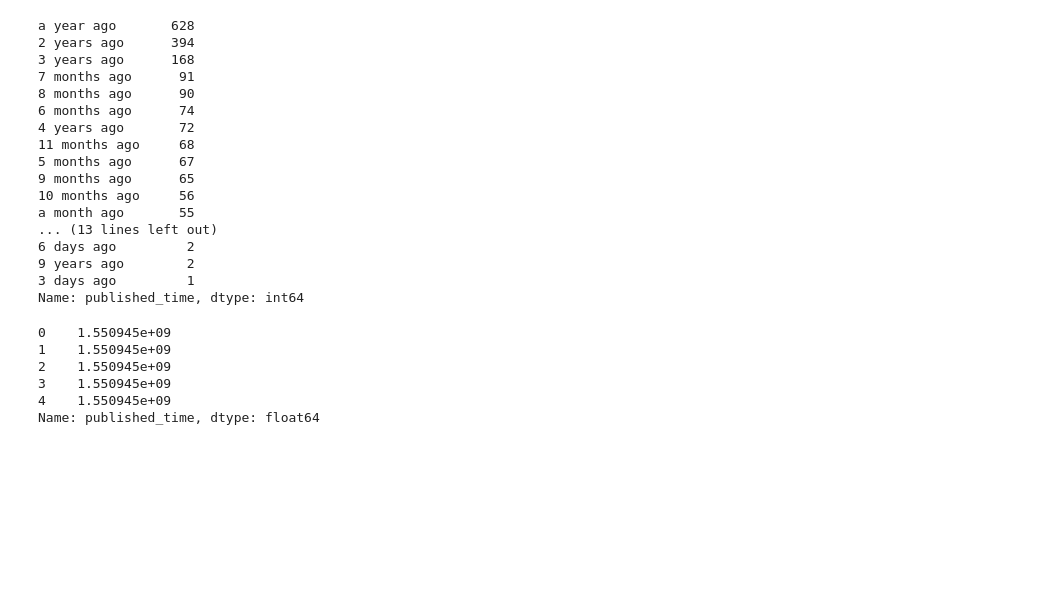
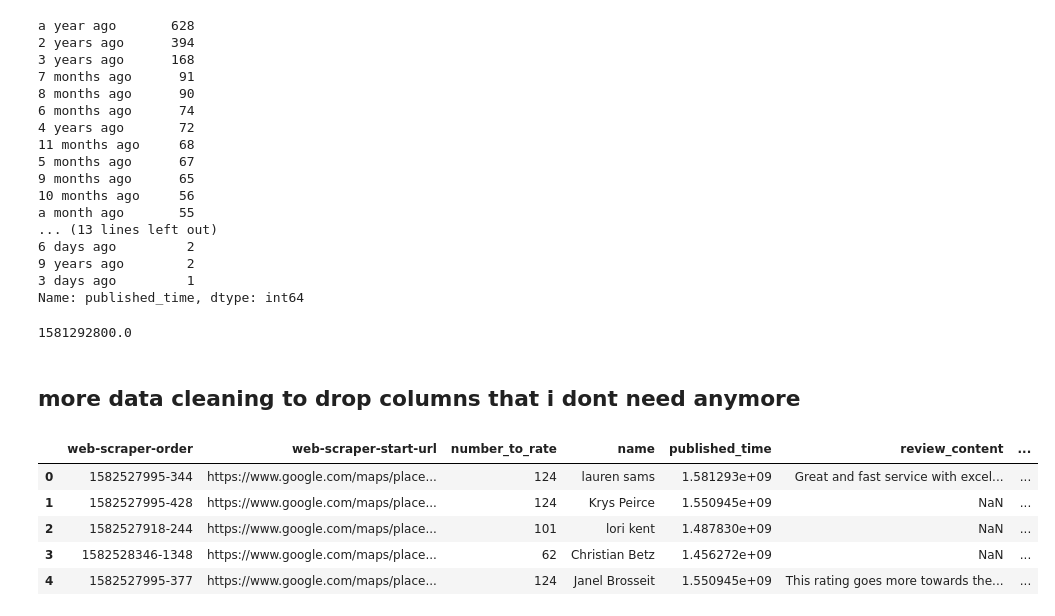
Before and after one commit to Jwilson1172/lambda, a Jupyter notebook: unit-1-build/clean_dataset.ipynb, the cells around one changed output. Drawn from its saved outputs; the diff is of its cells as text; code cells hidden in the pictures; blank space fills up the shorter version.

```diff
--- a/unit-1-build/clean_dataset.ipynb
+++ b/unit-1-build/clean_dataset.ipynb
@@ -75,3 +73,6 @@ object (2096,)
+# %%
+# make changes to df
+df['number_to_rate']=df['number_to_rate'].apply(strip_n2r)
 # %% [markdown]
 #Data Cleaning/feature engineering
 # %% [markdown]
@@ -191,7 +186,7 @@ def human_to_dt(x):
   # make a datetime object to hold the date that the dataset was scrapped
   dt=datetime.datetime.strptime(DATE_SCRAPED, '%m-%d-%Y')
   # strip the string down to two values a quantifier and a unit
-  q,u=test[:-3].strip().split(' ')
+  q,u=x[:-3].strip().split(' ')
   # remove trailing s on unit it is not needed
   if u[len(u)-1]=="s":
     u=u[:len(u)-1]
@@ -210,13 +205,24 @@ def human_to_dt(x):
   dt=dt-datetime.timedelta(hours=diff)
   timestamp = dt.replace(tzinfo=datetime.timezone.utc).timestamp()
   return timestamp
+# %%
+# making sure that it works how i want it to
+testvalue=df['published_time'].iloc[0]
+print(human_to_dt(testvalue))
+del testvalue
+# %% [output]
+1581292800.0
 # %%
 # apply changes to df
 df['published_time']=df['published_time'].apply(human_to_dt)
-# %% [output]
-0    1.550945e+09
-1    1.550945e+09
-2    1.550945e+09
-3    1.550945e+09
-4    1.550945e+09
-Name: published_time, dtype: float64
+# %% [markdown]
+## more data cleaning to drop columns that i dont need anymore
+# %%
+df.head()
+# %% [output]
+|  | web-scraper-order | web-scraper-start-url | number_to_rate | name | published_time | review_content | ... |
+| 0 | 1582527995-344 | https://www.google.com/maps/place... | 124 | lauren sams | 1.581293e+09 | Great and fast service with excel... | ... |
+| 1 | 1582527995-428 | https://www.google.com/maps/place... | 124 | Krys Peirce | 1.550945e+09 | NaN | ... |
+| 2 | 1582527918-244 | https://www.google.com/maps/place... | 101 | lori kent | 1.487830e+09 | NaN | ... |
+| 3 | 1582528346-1348 | https://www.google.com/maps/place... | 62 | Christian Betz | 1.456272e+09 | NaN | ... |
+| 4 | 1582527995-377 | https://www.google.com/maps/place... | 124 | Janel Brosseit | 1.550945e+09 | This rating goes more towards the... | ... |
```
Also changed, not shown: parts of 13 cells of this notebook.
